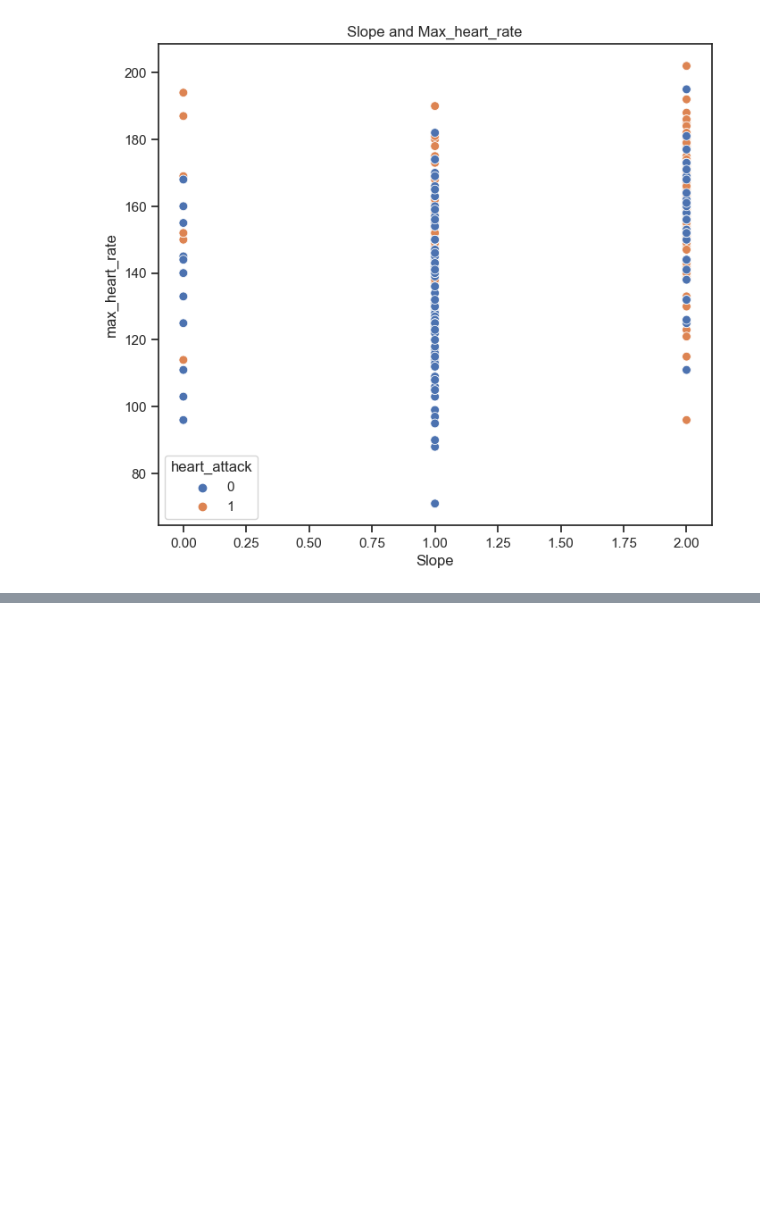
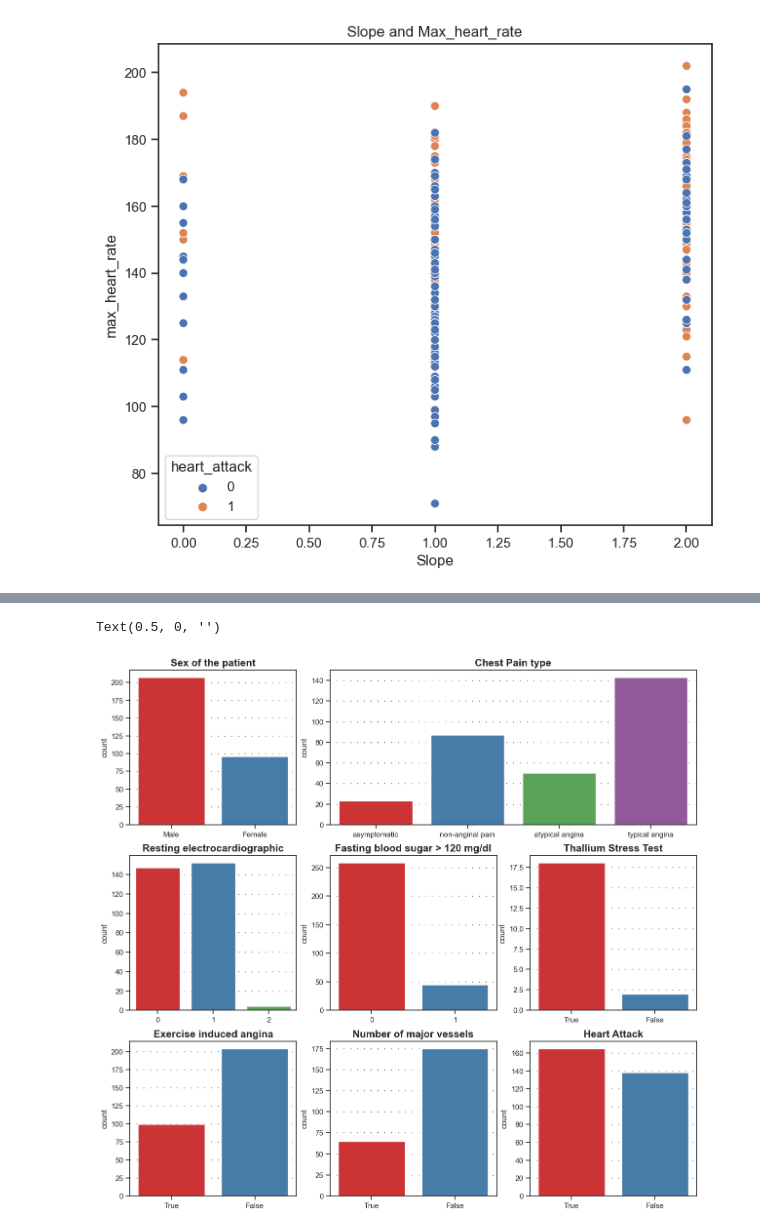
Before and after one commit to masanbasa3k/Machine_Learning, a Jupyter notebook: heart_attack_EDA_classification.ipynb, the cells around one changed output, grey strips where cells are left out. Saved outputs shown, nothing was run; the diff lists cells and outputs as text; code cells hidden in the pictures; blank space fills up the shorter version.

```diff
--- a/heart_attack_EDA_classification.ipynb
+++ b/heart_attack_EDA_classification.ipynb
@@ -263,0 +250,63 @@ Text(0.5, 0, '')
+# %%
+fig = plt.figure(figsize=(15,14))
+gs  = fig.add_gridspec(3,3)
+ax1 = fig.add_subplot(gs[0,0])
+ax2 = fig.add_subplot(gs[0,1:])
+ax3 = fig.add_subplot(gs[1,0])
+ax4 = fig.add_subplot(gs[1,1])
+ax5 = fig.add_subplot(gs[1,2])
+ax6 = fig.add_subplot(gs[2,0])
+ax7 = fig.add_subplot(gs[2,1])
+ax8 = fig.add_subplot(gs[2,2])
+
+# Sex
+ax1.set_title('Sex of the patient',fontweight ="bold",fontsize=15)
+ax1.grid(color='#000000', linestyle='dashed', axis='y',dashes=(1,9))
+sns.countplot(ax=ax1,data=df_cpy,x='sex',palette = 'Set1')
+ax1.set_xlabel("")
+
+# chest pain
+leges = {0: 'typical angina',1: 'atypical angina',2: 'non-anginal pain',3: 'asymptomatic'}
+ax2.set_title('Chest Pain type',fontweight ="bold",fontsize=15)
+ax2.grid(color='#000000', linestyle='dashed', axis='y',dashes=(1,9))
+sns.countplot(ax=ax2,data=df.assign(chest_pain = df['chest_pain'].replace(leges)),x='chest_pain',palette = 'Set1')
+ax2.set_xlabel("")
+
+# restecg
+ax3.set_title('Resting electrocardiographic',fontweight ="bold",fontsize=15)
+ax3.grid(color='#000000', linestyle='dashed', axis='y',dashes=(1,9))
+sns.countplot(ax=ax3,data=df,x='restecg',palette = 'Set1')
+ax3.set_xlabel("")
+
+#  fasting_blood_sugar
+ax4.set_title('Fasting blood sugar > 120 mg/dl',fontweight ="bold",fontsize=15)
+ax4.grid(color='#000000', linestyle='dashed', axis='y',dashes=(1,9))
+sns.countplot(ax=ax4,data=df,x='fasting_blood_sugar',palette = 'Set1')
+ax4.set_xlabel("")
+
+# thall
+ax5.set_title('Thallium Stress Test',fontweight ="bold",fontsize=15)
+ax5.grid(color='#000000', linestyle='dashed', axis='y',dashes=(1,9))
+sns.countplot(ax=ax5,data=df,x='thall',order=[True,False],palette = 'Set1')
+ax5.set_xlabel("")
+
+# angina
+ax6.set_title('Exercise induced angina',fontweight ="bold",fontsize=15)
+ax6.grid(color='#000000', linestyle='dashed', axis='y',dashes=(1,9))
+sns.countplot(ax=ax6,data=df,x='angina',order=[True,False],palette = 'Set1')
+ax6.set_xlabel("")
+
+# n_vessels
+ax7.set_title('Number of major vessels',fontweight ="bold",fontsize=15)
+ax7.grid(color='#000000', linestyle='dashed', axis='y',dashes=(1,9))
+sns.countplot(ax=ax7,data=df,x='n_vessels',order=[True,False],palette = 'Set1')
+ax7.set_xlabel("")
+
+# heart_attack
+ax8.set_title('Heart Attack',fontweight ="bold",fontsize=15)
+ax8.grid(color='#000000', linestyle='dashed', axis='y',dashes=(1,9))
+sns.countplot(ax=ax8,data=df,x='heart_attack',order=[True,False],palette = 'Set1')
+ax8.set_xlabel("")
+# %% [output]
+Text(0.5, 0, '')
+[figure, added]
```
Also changed, not shown: parts of 18 cells of this notebook.
